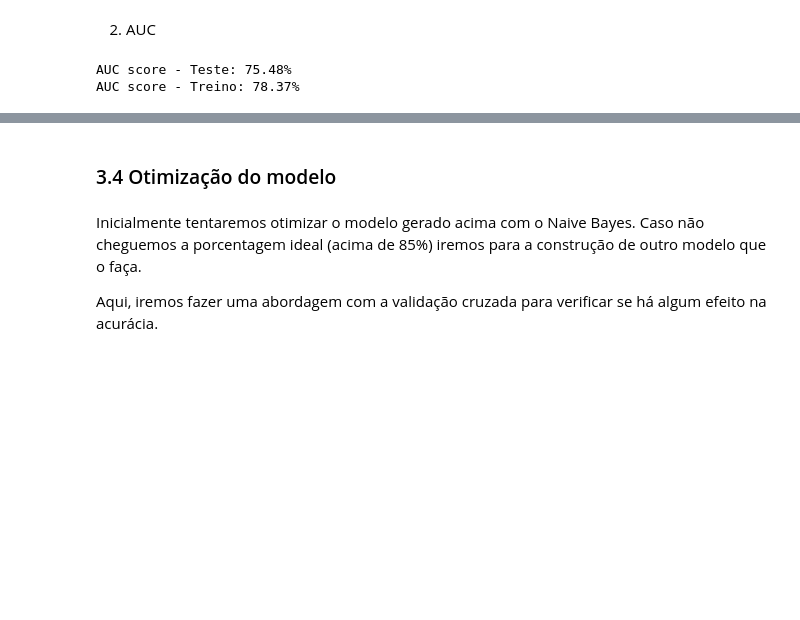
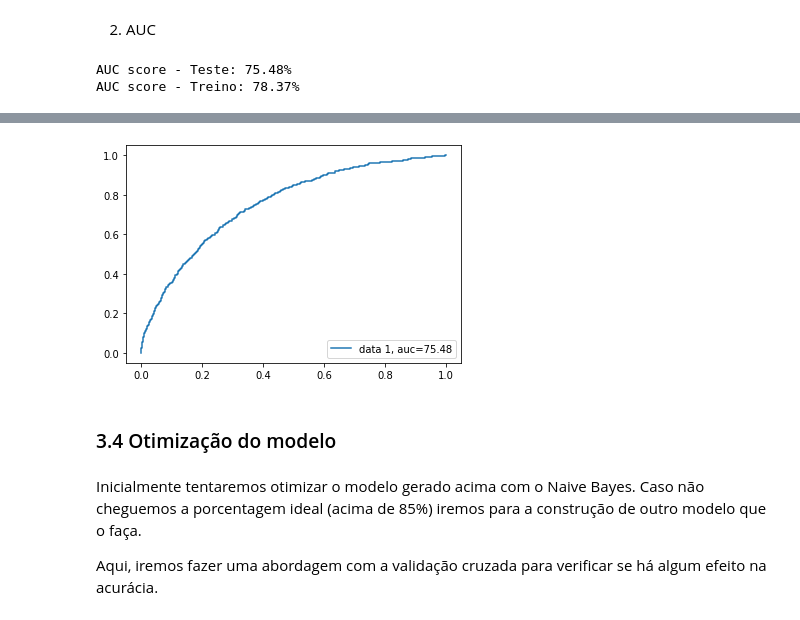
Before and after one commit to Mario-RJunior/DataScience-Awari, a Jupyter notebook: classification_project_br.ipynb, the cells around one changed output, grey strips where cells are left out. Saved outputs shown, nothing was run; the diff lists cells and outputs as text; code cells hidden in the pictures; blank space fills up the shorter version.

```diff
--- a/classification_project_br.ipynb
+++ b/classification_project_br.ipynb
@@ -345,3 +355,7 @@ print(f'Métrica AUC - Treino: {auc_treino}%')
+# %%
+grafico_auc(fpr_teste, tpr_teste, score_auc_teste)
+# %% [output]
+[figure, added]
 # %% [markdown]
 ### 3.4 Otimização do modelo
 # %% [markdown]
```
Also changed, not shown: parts of 4 cells of this notebook.
